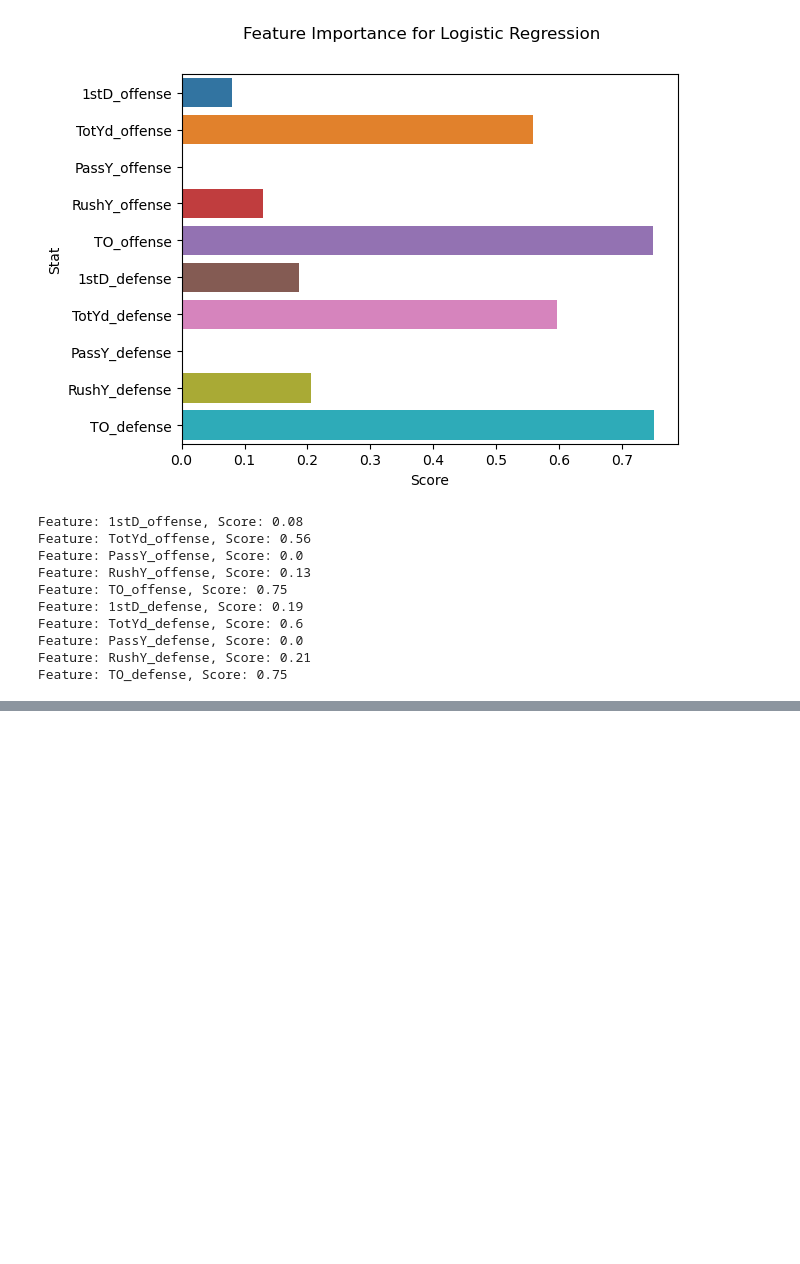
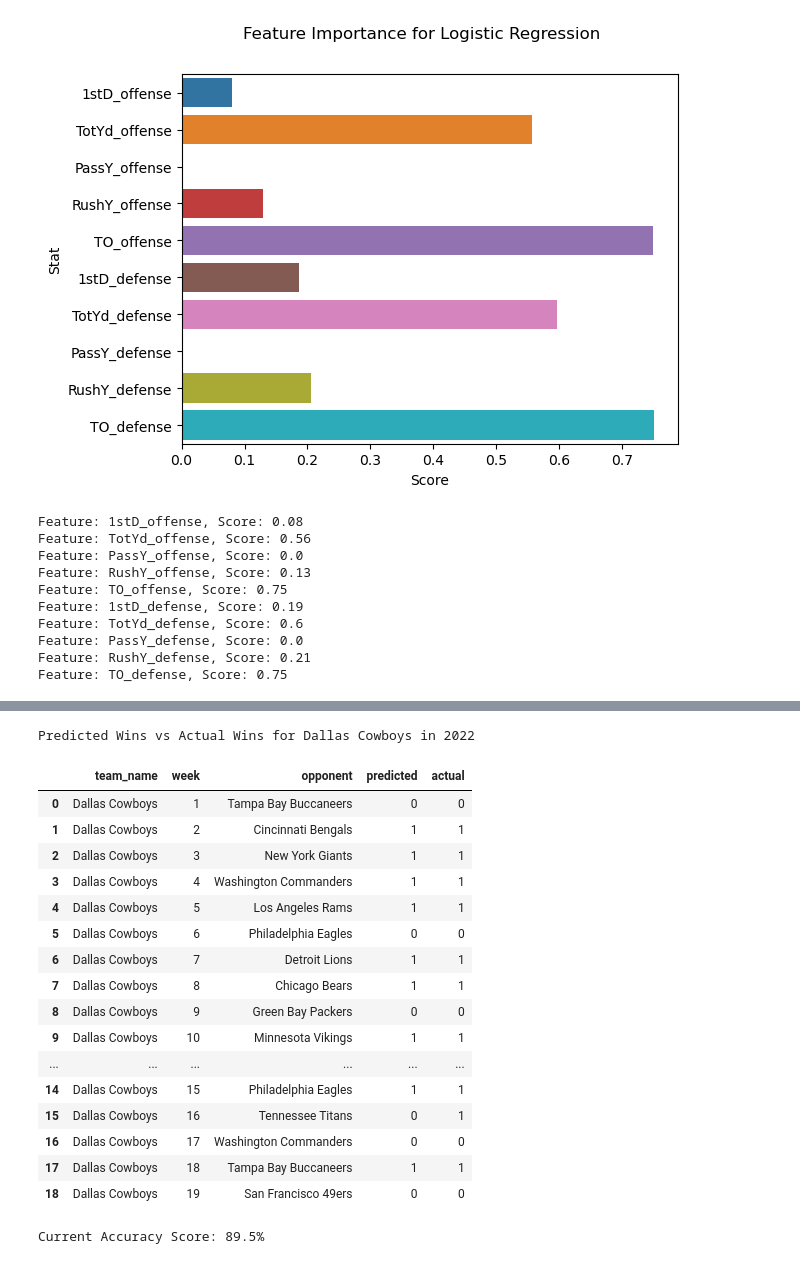
Before and after one commit to gitrlawton/win-predictor, a Jupyter notebook: analyze-nfl-stats-notebook.ipynb, the cells around one changed output, grey strips where cells are left out. Cells and saved outputs as stored; diff of their text form; code cells hidden in the pictures; blank space fills up the shorter version.

Commit message:
Tested model on new data set.

```diff
--- a/analyze-nfl-stats-notebook.ipynb
+++ b/analyze-nfl-stats-notebook.ipynb
@@ -230,3 +227,12 @@ Feature: TotYd_defense, Score: 0.6
 Feature: PassY_defense, Score: 0.0
 Feature: RushY_defense, Score: 0.21
 Feature: TO_defense, Score: 0.75
+# %%
+# Load new dataset to try model on.
+new_data = pd.read_csv('dallas-cowboys-2022.txt')
+
+# Replace W's and L's with 1s and 0s.
+new_data.replace(result_encoder, inplace = True)
+
+# Inspect the first five rows.
+new_data.head()
@@ -232,0 +246,12 @@ Feature: TO_defense, Score: 0.75
+# %%
+# Grab the same features used with our previous dataset.
+new_X = new_data.loc[:, features.columns]
+
+# Standardize using original data's scaling.
+new_X_sc = scaler.transform(new_X)
+
+# Get new predictions.
+new_preds = optLr.predict(new_X_sc)
+
+# Create new DataFrame of just the results.
+new_results = new_data['result']
@@ -232,0 +261,36 @@ Feature: TO_defense, Score: 0.75
+# %%
+# Select which columns we want to see in our comparison table.
+col_names = ['team_name', 'week','opponent']
+game_data = new_data.loc[:, col_names]
+
+# Create comparison table.
+comp_table = game_data.assign(predicted = new_preds, actual = new_results)
+# %%
+# Print title and table.
+print('Predicted Wins vs Actual Wins for Dallas Cowboys in 2022')
+
+comp_table.head(19)
+# %% [output]
+Predicted Wins vs Actual Wins for Dallas Cowboys in 2022
+|  | team_name | week | opponent | predicted | actual |
+| 0 | Dallas Cowboys | 1 | Tampa Bay Buccaneers | 0 | 0 |
+| 1 | Dallas Cowboys | 2 | Cincinnati Bengals | 1 | 1 |
+| 2 | Dallas Cowboys | 3 | New York Giants | 1 | 1 |
+| 3 | Dallas Cowboys | 4 | Washington Commanders | 1 | 1 |
+| 4 | Dallas Cowboys | 5 | Los Angeles Rams | 1 | 1 |
+| 5 | Dallas Cowboys | 6 | Philadelphia Eagles | 0 | 0 |
+| 6 | Dallas Cowboys | 7 | Detroit Lions | 1 | 1 |
+| 7 | Dallas Cowboys | 8 | Chicago Bears | 1 | 1 |
+| 8 | Dallas Cowboys | 9 | Green Bay Packers | 0 | 0 |
+| 9 | Dallas Cowboys | 10 | Minnesota Vikings | 1 | 1 |
+| ... | ... | ... | ... | ... | ... |
+| 14 | Dallas Cowboys | 15 | Philadelphia Eagles | 1 | 1 |
+| 15 | Dallas Cowboys | 16 | Tennessee Titans | 0 | 1 |
+| 16 | Dallas Cowboys | 17 | Washington Commanders | 0 | 0 |
+| 17 | Dallas Cowboys | 18 | Tampa Bay Buccaneers | 1 | 1 |
+| 18 | Dallas Cowboys | 19 | San Francisco 49ers | 0 | 0 |
+# %%
+# Print accuracy.
+print(f'\nCurrent Accuracy Score: ' + str(round(acc_score * 100, 1)) + '%')
+# %% [output]
+Current Accuracy Score: 89.5%
```
Also changed, not shown: parts of 5 cells of this notebook, 1 other file.
